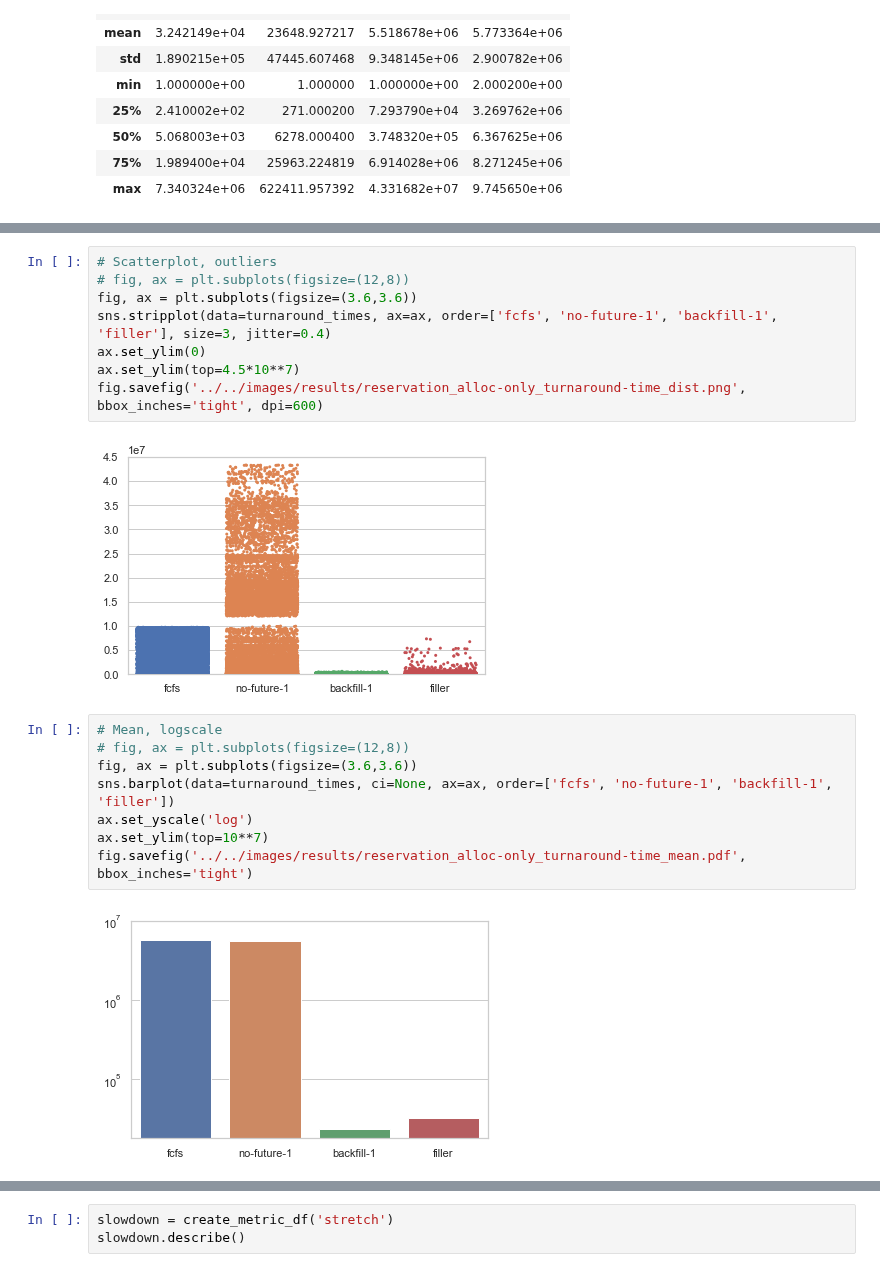
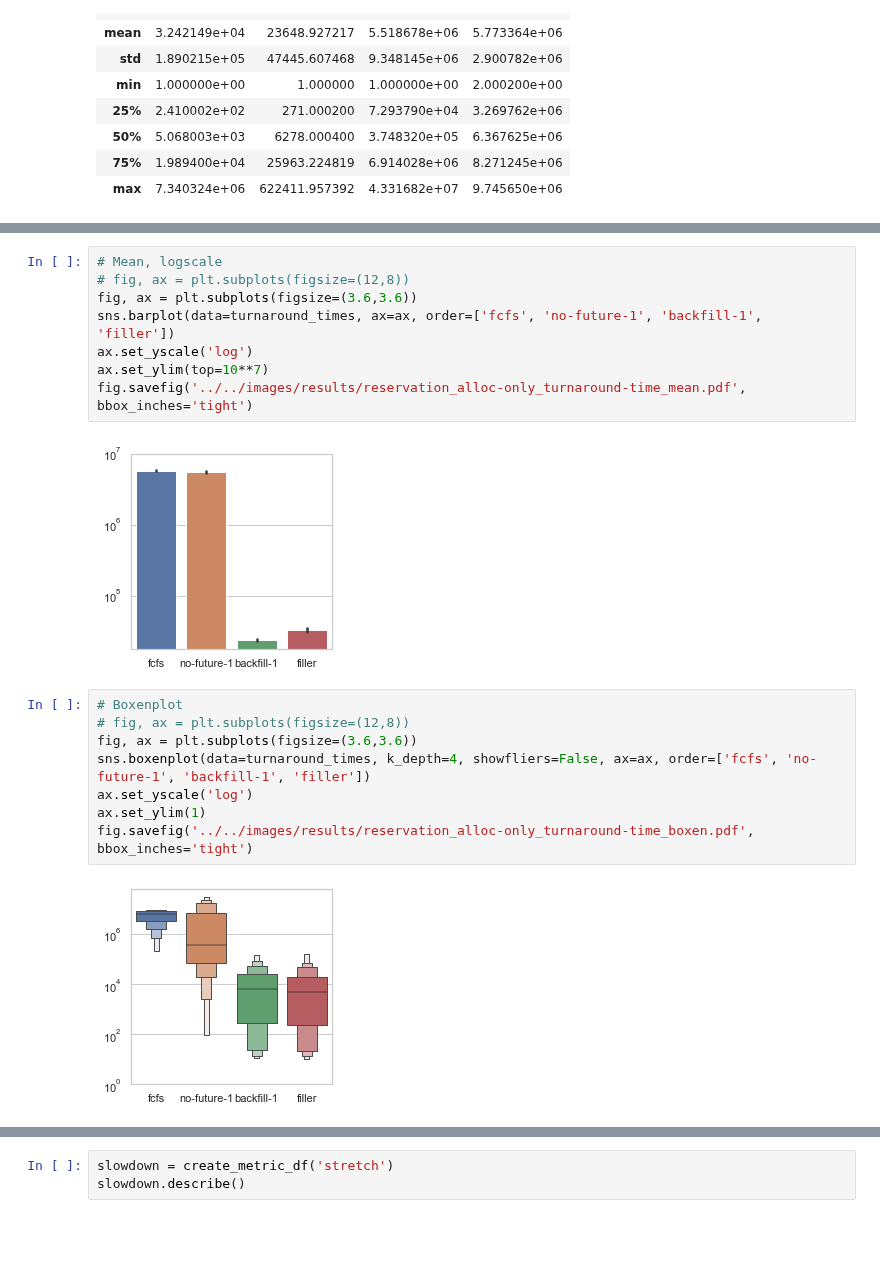
Before and after one commit to jankopanski/Burst-Buffer-Scheduling, a Jupyter notebook: analysis/ScheduleComparison-AllocOnly.ipynb, the cells around one changed output, grey strips where cells are left out. Cells and saved outputs as stored; diff of their text form; blank space fills up the shorter version.

```diff
--- a/analysis/ScheduleComparison-AllocOnly.ipynb
+++ b/analysis/ScheduleComparison-AllocOnly.ipynb
@@ -221,20 +238,20 @@ turnaround_times.describe()
 # %%
-# Scatterplot, outliers
+# Mean, logscale
 # fig, ax = plt.subplots(figsize=(12,8))
 fig, ax = plt.subplots(figsize=(3.6,3.6))
-sns.stripplot(data=turnaround_times, ax=ax, order=['fcfs', 'no-future-1', 'backfill-1', 'filler'], size=3, jitter=0.4)
-ax.set_ylim(0)
-ax.set_ylim(top=4.5*10**7)
-fig.savefig('../../images/results/reservation_alloc-only_turnaround-time_dist.png', bbox_inches='tight', dpi=600)
+sns.barplot(data=turnaround_times, ax=ax, order=['fcfs', 'no-future-1', 'backfill-1', 'filler'])
+ax.set_yscale('log')
+ax.set_ylim(top=10**7)
+fig.savefig('../../images/results/reservation_alloc-only_turnaround-time_mean.pdf', bbox_inches='tight')
 # %% [output]
-[figure, old version]
+[figure, new version]
 # %%
-# Mean, logscale
+# Boxenplot
 # fig, ax = plt.subplots(figsize=(12,8))
 fig, ax = plt.subplots(figsize=(3.6,3.6))
-sns.barplot(data=turnaround_times, ci=None, ax=ax, order=['fcfs', 'no-future-1', 'backfill-1', 'filler'])
+sns.boxenplot(data=turnaround_times, k_depth=4, showfliers=False, ax=ax, order=['fcfs', 'no-future-1', 'backfill-1', 'filler'])
 ax.set_yscale('log')
-ax.set_ylim(top=10**7)
-fig.savefig('../../images/results/reservation_alloc-only_turnaround-time_mean.pdf', bbox_inches='tight')
+ax.set_ylim(1)
+fig.savefig('../../images/results/reservation_alloc-only_turnaround-time_boxen.pdf', bbox_inches='tight')
 # %% [output]
-[figure, old version]
+[figure, new version]
```
Also changed, not shown: parts of 19 cells of this notebook.
